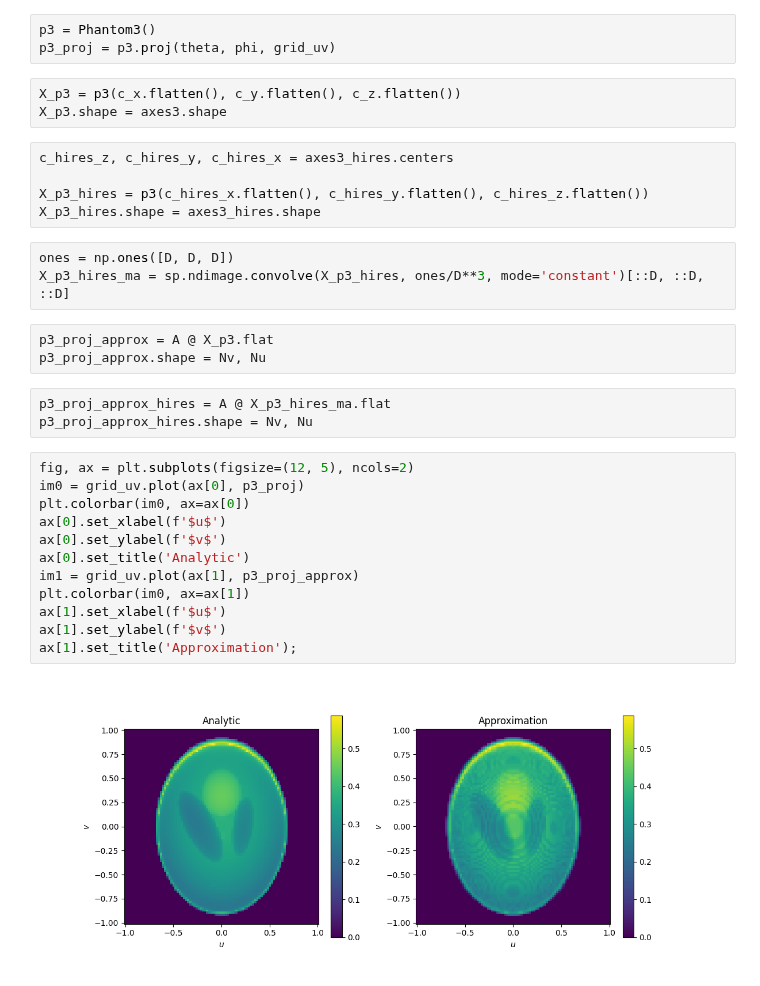
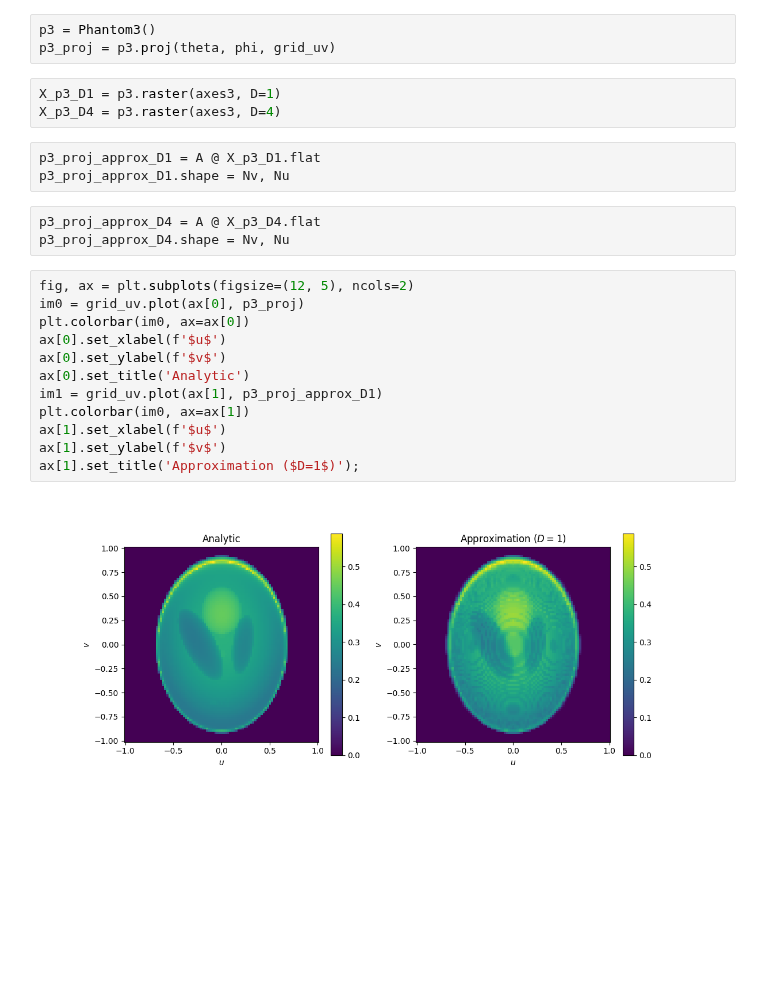
Before and after one commit to butala/pyinverse, a Jupyter notebook: notebooks/Ray3 operator validate.ipynb, the cells around one changed output. Drawn from its saved outputs; the diff is of its cells as text; blank space fills up the shorter version.

Commit message:
Make use of the raster method.

```diff
--- a/notebooks/Ray3 operator validate.ipynb
+++ b/notebooks/Ray3 operator validate.ipynb
@@ -83,37 +79,29 @@ ax[1].set_title('Approximation');
 # %%
 p3 = Phantom3()
 p3_proj = p3.proj(theta, phi, grid_uv)
-# %%
-X_p3 = p3(c_x.flatten(), c_y.flatten(), c_z.flatten())
-X_p3.shape = axes3.shape
-# %%
-c_hires_z, c_hires_y, c_hires_x = axes3_hires.centers
-
-X_p3_hires = p3(c_hires_x.flatten(), c_hires_y.flatten(), c_hires_z.flatten())
-X_p3_hires.shape = axes3_hires.shape
-# %%
-ones = np.ones([D, D, D])
-X_p3_hires_ma = sp.ndimage.convolve(X_p3_hires, ones/D**3, mode='constant')[::D, ::D, ::D]
-# %%
-p3_proj_approx = A @ X_p3.flat
-p3_proj_approx.shape = Nv, Nu
-# %%
-p3_proj_approx_hires = A @ X_p3_hires_ma.flat
-p3_proj_approx_hires.shape = Nv, Nu
-# %%
-fig, ax = plt.subplots(figsize=(12, 5), ncols=2)
-im0 = grid_uv.plot(ax[0], p3_proj)
-plt.colorbar(im0, ax=ax[0])
-ax[0].set_xlabel(f'$u$')
-ax[0].set_ylabel(f'$v$')
-ax[0].set_title('Analytic')
-im1 = grid_uv.plot(ax[1], p3_proj_approx)
-plt.colorbar(im0, ax=ax[1])
-ax[1].set_xlabel(f'$u$')
-ax[1].set_ylabel(f'$v$')
-ax[1].set_title('Approximation');
-# %% [output]
-[figure, removed]
+# %%
+X_p3_D1 = p3.raster(axes3, D=1)
+X_p3_D4 = p3.raster(axes3, D=4)
+# %%
+p3_proj_approx_D1 = A @ X_p3_D1.flat
+p3_proj_approx_D1.shape = Nv, Nu
+# %%
+p3_proj_approx_D4 = A @ X_p3_D4.flat
+p3_proj_approx_D4.shape = Nv, Nu
+# %%
+fig, ax = plt.subplots(figsize=(12, 5), ncols=2)
+im0 = grid_uv.plot(ax[0], p3_proj)
+plt.colorbar(im0, ax=ax[0])
+ax[0].set_xlabel(f'$u$')
+ax[0].set_ylabel(f'$v$')
+ax[0].set_title('Analytic')
+im1 = grid_uv.plot(ax[1], p3_proj_approx_D1)
+plt.colorbar(im0, ax=ax[1])
+ax[1].set_xlabel(f'$u$')
+ax[1].set_ylabel(f'$v$')
+ax[1].set_title('Approximation ($D=1$)');
+# %% [output]
+[figure, added]
 # %%
 fig, ax = plt.subplots(figsize=(12, 5), ncols=2)
 im0 = grid_uv.plot(ax[0], p3_proj)
```
Also changed, not shown: parts of 7 cells of this notebook.
